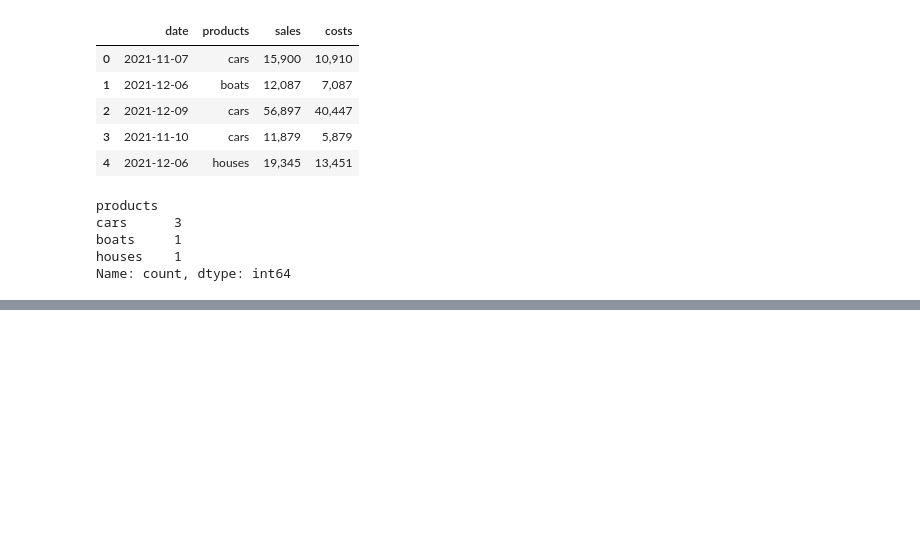
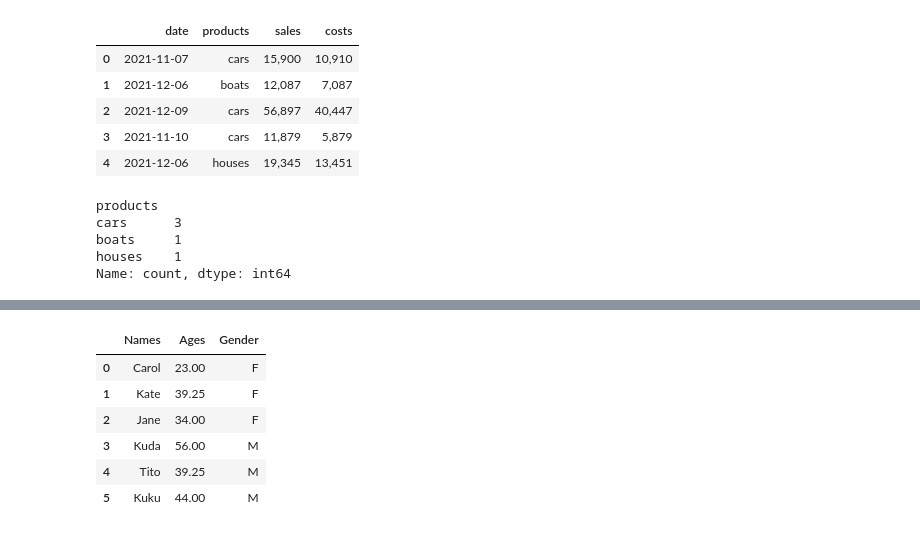
Before and after one commit to hectorherreraespinola/DataAnalys50DaysChallenge, a Jupyter notebook: 50DaysChallenge.ipynb, the cells around one changed output, grey strips where cells are left out. Cells and saved outputs as stored; diff of their text form; code cells hidden in the pictures; blank space fills up the shorter version.

```diff
--- a/50DaysChallenge.ipynb
+++ b/50DaysChallenge.ipynb
@@ -1385,0 +1435,14 @@ Name: count, dtype: int64
+# %%
+gender_values =["F","F", "F","M","M", "M"]
+
+# Add a gender column to the dataframe
+df22_copy2['Gender'] = gender_values
+df22_copy2
+# %% [output]
+|  | Names | Ages | Gender |
+| 0 | Carol | 23.00 | F |
+| 1 | Kate | 39.25 | F |
+| 2 | Jane | 34.00 | F |
+| 3 | Kuda | 56.00 | M |
+| 4 | Tito | 39.25 | M |
+| 5 | Kuku | 44.00 | M |
```
Also changed, not shown: parts of 8 cells of this notebook.
